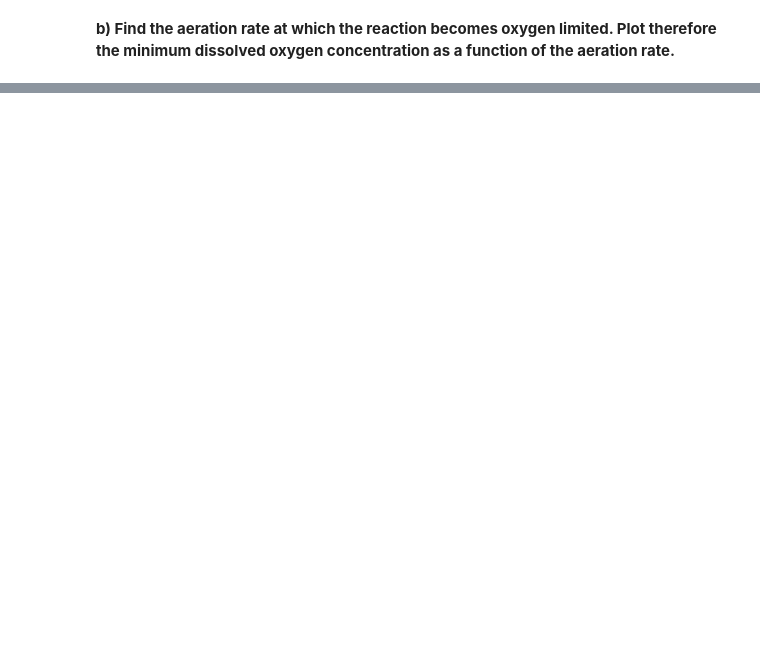
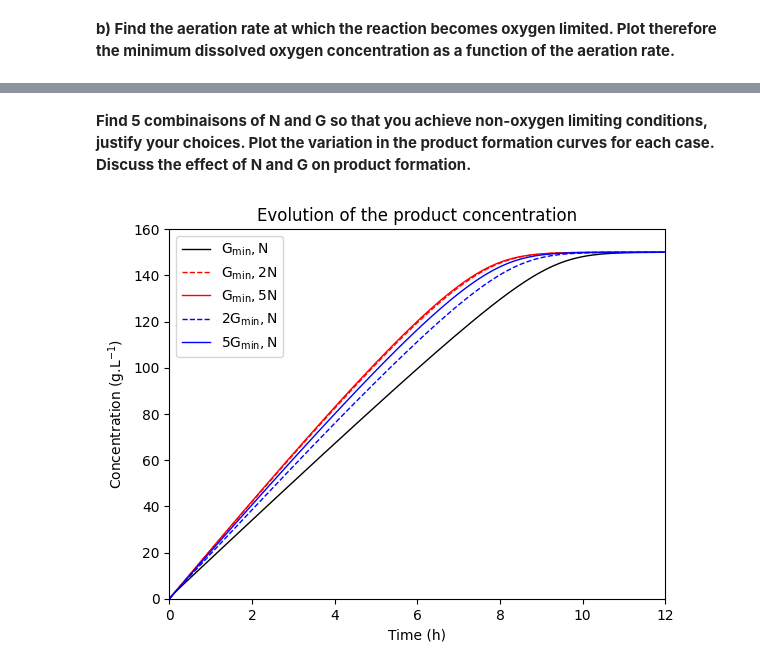
Before and after one commit to jonathanrsr/biochemical, a Jupyter notebook: Projects/5. Complex systems/exercise 1.ipynb, the cells around one changed output, grey strips where cells are left out. Drawn from its saved outputs; the diff is of its cells as text; code cells hidden in the pictures; blank space fills up the shorter version.

```diff
--- a/Projects/5. Complex systems/exercise 1.ipynb
+++ b/Projects/5. Complex systems/exercise 1.ipynb
@@ -118,0 +215,33 @@ Minimum G: 1.0
+# %% [markdown]
+**Find 5 combinaisons of N and G so that you achieve non-oxygen limiting conditions, justify your choices. Plot the variation in the product formation curves for each case. Discuss the effect of N and G on product formation.**
+# %%
+t = np.linspace(0, 12, 1001)
+
+sol6 = model(t, y0, Gmin, N, Vm)
+sol7 = model(t, y0, Gmin, 2*N, Vm)
+sol8 = model(t, y0, Gmin, 5*N, Vm)
+sol9 = model(t, y0, 2*Gmin, N, Vm)
+sol10 = model(t, y0, 5*Gmin, N, Vm)
+
+P6 = sol6[2]
+P7 = sol7[2]
+P8 = sol8[2]
+P9 = sol9[2]
+P10 = sol10[2]
+
+plt.plot(t, P6/1e3, label=r'$\mathregular{G_{min}, N}$', color='black', linewidth=1)
+plt.plot(t, P7/1e3, label=r'$\mathregular{G_{min}, 2N}$', color='red', linewidth=1, linestyle='--')
+plt.plot(t, P8/1e3, label=r'$\mathregular{G_{min}, 5N}$', color='red', linewidth=1)
+plt.plot(t, P9/1e3, label=r'$\mathregular{2G_{min}, N}$', color='blue', linewidth=1, linestyle='--')
+plt.plot(t, P10/1e3, label=r'$\mathregular{5G_{min}, N}$', color='blue', linewidth=1)
+plt.xlabel('Time (h)')
+plt.xlim(0, t[-1])
+plt.ylim(0, 160)
+plt.ylabel(r'Concentration (g.L$^{-1}$)')
+plt.title('Evolution of the product concentration')
+
+plt.legend()
+
+plt.show()
+# %% [output]
+[figure, added]
```
Also changed, not shown: parts of 9 cells of this notebook.
